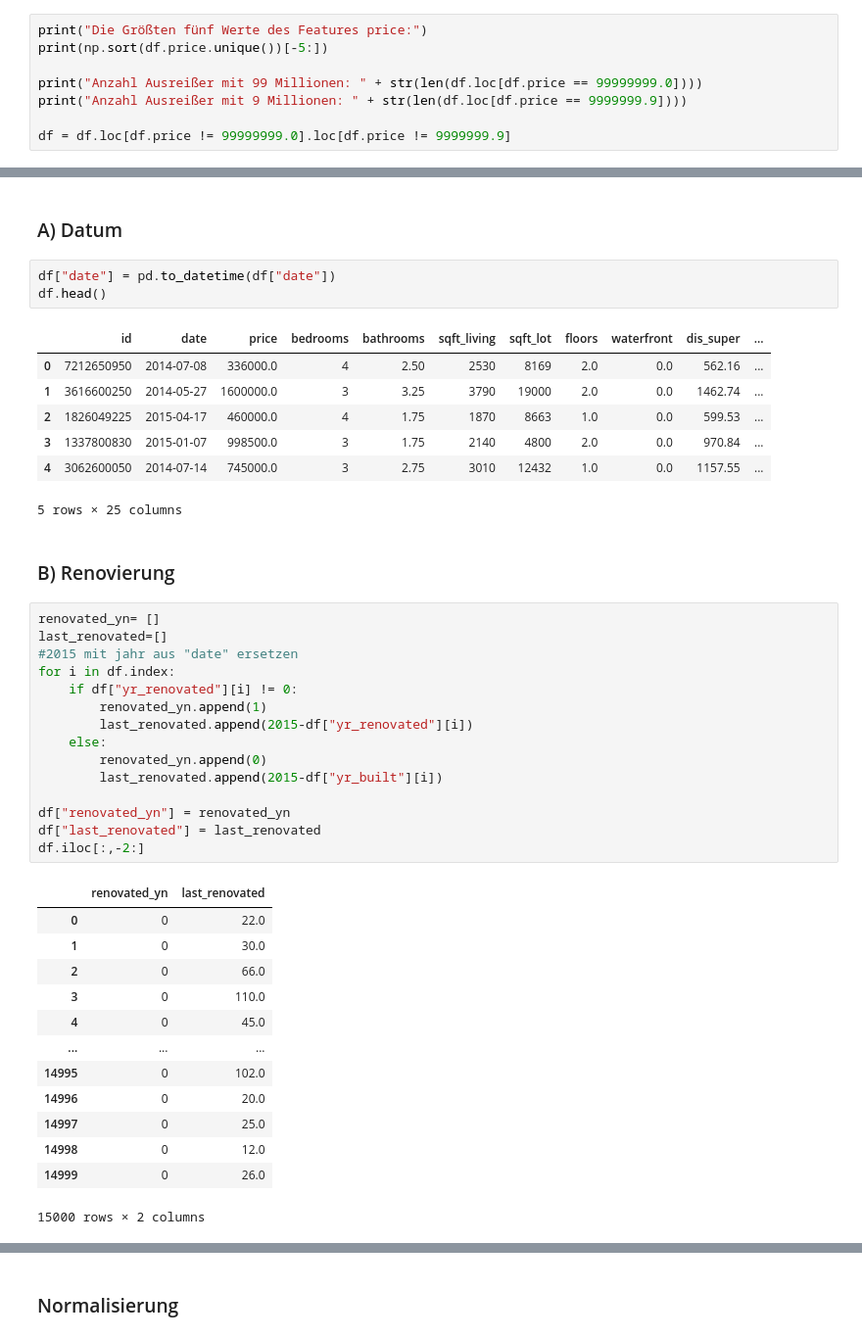
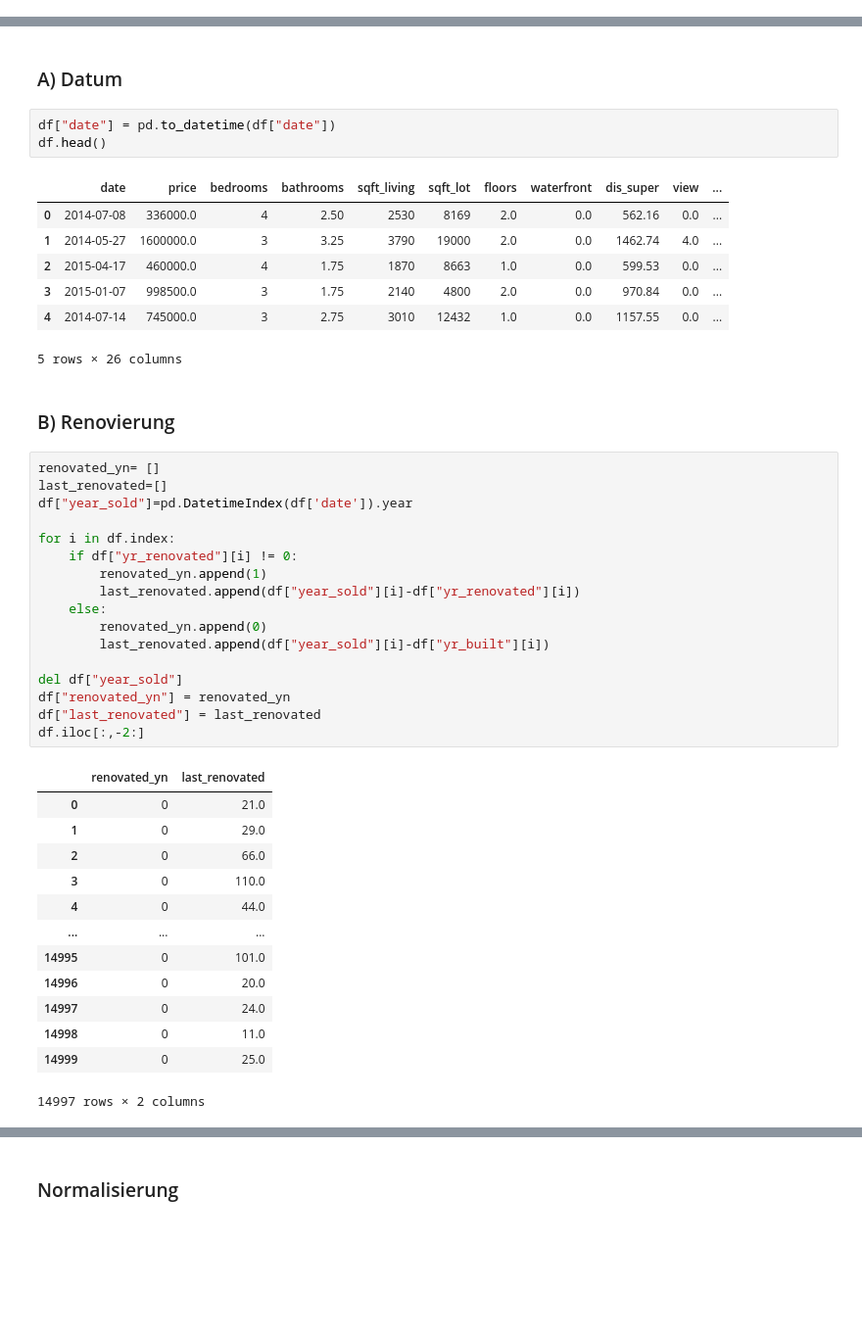
Before and after one commit to robring/advancedDatascience_CaseStudy, a Jupyter notebook: 01_Exploration_2.0.ipynb, the cells around one changed output, grey strips where cells are left out. Shown at 98% size. Drawn from its saved outputs; the diff is of its cells as text; blank space fills up the shorter version.

```diff
--- a/01_Exploration_2.0.ipynb
+++ b/01_Exploration_2.0.ipynb
@@ -57,11 +57,3 @@ sns.boxenplot(data=df,orient="h")
 Der Preis ist sehr auffällig:
 <AxesSubplot:>
 [figure]
-# %%
-print("Die Größten fünf Werte des Features price:")
-print(np.sort(df.price.unique())[-5:])
-
-print("Anzahl Ausreißer mit 99 Millionen: " + str(len(df.loc[df.price == 99999999.0])))
-print("Anzahl Ausreißer mit 9 Millionen: " + str(len(df.loc[df.price == 9999999.9])))
-
-df = df.loc[df.price != 99999999.0].loc[df.price != 9999999.9]
@@ -115,41 +102,43 @@ df=df.dropna()
 df["date"] = pd.to_datetime(df["date"])
 df.head()
 # %% [output]
-|  | id | date | price | bedrooms | bathrooms | sqft_living | sqft_lot | floors | waterfront | dis_super | ... |
-| 0 | 7212650950 | 2014-07-08 | 336000.0 | 4 | 2.50 | 2530 | 8169 | 2.0 | 0.0 | 562.16 | ... |
-| 1 | 3616600250 | 2014-05-27 | 1600000.0 | 3 | 3.25 | 3790 | 19000 | 2.0 | 0.0 | 1462.74 | ... |
-| 2 | 1826049225 | 2015-04-17 | 460000.0 | 4 | 1.75 | 1870 | 8663 | 1.0 | 0.0 | 599.53 | ... |
-| 3 | 1337800830 | 2015-01-07 | 998500.0 | 3 | 1.75 | 2140 | 4800 | 2.0 | 0.0 | 970.84 | ... |
-| 4 | 3062600050 | 2014-07-14 | 745000.0 | 3 | 2.75 | 3010 | 12432 | 1.0 | 0.0 | 1157.55 | ... |
+|  | date | price | bedrooms | bathrooms | sqft_living | sqft_lot | floors | waterfront | dis_super | view | ... |
+| 0 | 2014-07-08 | 336000.0 | 4 | 2.50 | 2530 | 8169 | 2.0 | 0.0 | 562.16 | 0.0 | ... |
+| 1 | 2014-05-27 | 1600000.0 | 3 | 3.25 | 3790 | 19000 | 2.0 | 0.0 | 1462.74 | 4.0 | ... |
+| 2 | 2015-04-17 | 460000.0 | 4 | 1.75 | 1870 | 8663 | 1.0 | 0.0 | 599.53 | 0.0 | ... |
+| 3 | 2015-01-07 | 998500.0 | 3 | 1.75 | 2140 | 4800 | 2.0 | 0.0 | 970.84 | 0.0 | ... |
+| 4 | 2014-07-14 | 745000.0 | 3 | 2.75 | 3010 | 12432 | 1.0 | 0.0 | 1157.55 | 0.0 | ... |
-5 rows × 25 columns
+5 rows × 26 columns
 # %% [markdown]
 ### B) Renovierung
 # %%
 renovated_yn= []
 last_renovated=[]
-#2015 mit jahr aus "date" ersetzen
+df["year_sold"]=pd.DatetimeIndex(df['date']).year
+
 for i in df.index:
     if df["yr_renovated"][i] != 0:
         renovated_yn.append(1)
-        last_renovated.append(2015-df["yr_renovated"][i])
+        last_renovated.append(df["year_sold"][i]-df["yr_renovated"][i])
     else:
         renovated_yn.append(0)
-        last_renovated.append(2015-df["yr_built"][i])
+        last_renovated.append(df["year_sold"][i]-df["yr_built"][i])
 
+del df["year_sold"]
 df["renovated_yn"] = renovated_yn
 df["last_renovated"] = last_renovated
 df.iloc[:,-2:]
 # %% [output]
 |  | renovated_yn | last_renovated |
-| 0 | 0 | 22.0 |
-| 1 | 0 | 30.0 |
+| 0 | 0 | 21.0 |
+| 1 | 0 | 29.0 |
 | 2 | 0 | 66.0 |
 | 3 | 0 | 110.0 |
-| 4 | 0 | 45.0 |
+| 4 | 0 | 44.0 |
 | ... | ... | ... |
-| 14995 | 0 | 102.0 |
+| 14995 | 0 | 101.0 |
 | 14996 | 0 | 20.0 |
-| 14997 | 0 | 25.0 |
-| 14998 | 0 | 12.0 |
-| 14999 | 0 | 26.0 |
+| 14997 | 0 | 24.0 |
+| 14998 | 0 | 11.0 |
+| 14999 | 0 | 25.0 |
-15000 rows × 2 columns
+14997 rows × 2 columns
```
Also changed, not shown: parts of 12 cells of this notebook.
